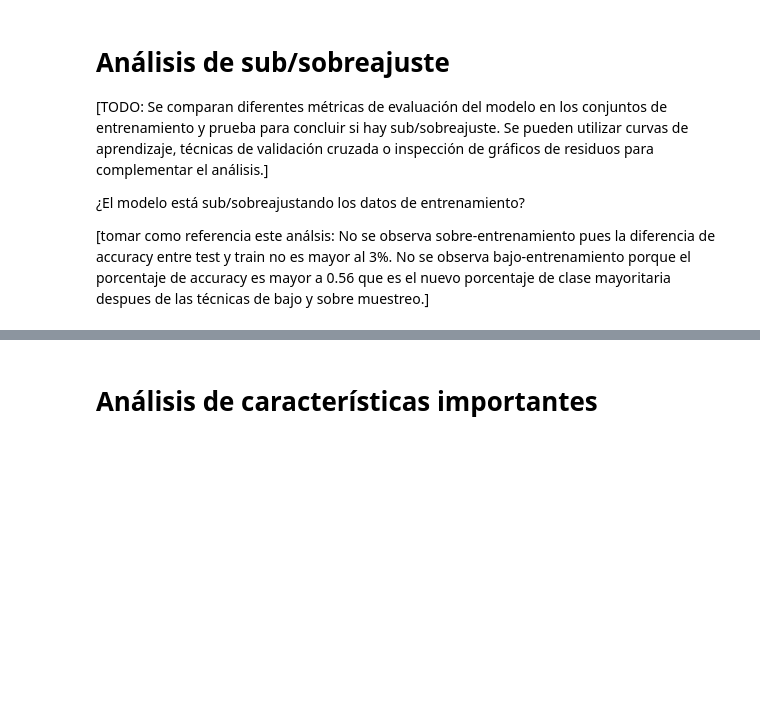
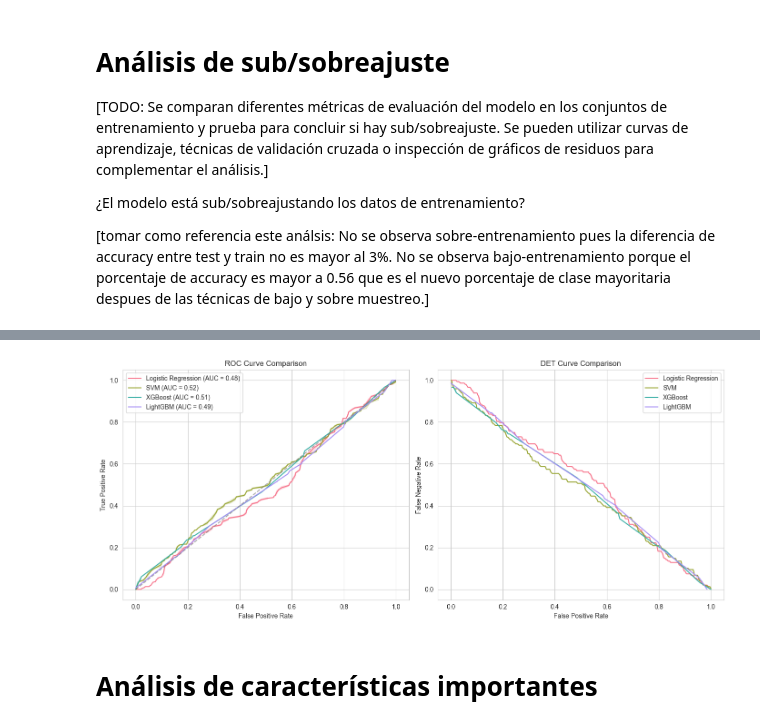
Before and after one commit to PosgradoMNA/Proyecto_Integrador_Equipo_11, a Jupyter notebook: notebooks/BaselineModel.ipynb, the cells around one changed output, grey strips where cells are left out. Saved outputs shown, nothing was run; the diff lists cells and outputs as text; code cells hidden in the pictures; blank space fills up the shorter version.

Commit message:
add ROC and DET curves

```diff
--- a/notebooks/BaselineModel.ipynb
+++ b/notebooks/BaselineModel.ipynb
@@ -261,0 +444,19 @@ Tuned Logistic Regression ROC AUC: 0.4984101748807631
+# %%
+param_grid = {
+    'num_leaves': [20, 50, 100],  # Increase to capture complexity
+    'learning_rate': [0.01, 0.1, 0.3],  # Adjust step size
+    'min_child_samples': [5, 10, 20],  # Control leaf creation
+    'class_weight': ['balanced']
+}
+
+grid_search = GridSearchCV(LGBMClassifier(random_state=42), param_grid, scoring='roc_auc', cv=3, verbose=1)
+grid_search.fit(all_features_train, y_train['depression'])
+
+best_lgbm = grid_search.best_estimator_
+
+y_pred_lgbm_tuned = best_lgbm.predict(all_features_val)
+y_prob_lgbm_tuned = best_lgbm.predict_proba(all_features_val)[:, 1]
+
+print("Tuned LightGBM Depression Classification Report:")
+print(classification_report(y_val['depression'], y_pred_lgbm_tuned))
+print("Tuned LightGBM Depression ROC AUC:", roc_auc_score(y_val['depression'], y_prob_lgbm_tuned))
@@ -267,3 +486,44 @@ Tuned Logistic Regression ROC AUC: 0.4984101748807631
 ¿El modelo está sub/sobreajustando los datos de entrenamiento?
 
 [tomar como referencia este análsis: No se observa sobre-entrenamiento pues la diferencia de accuracy entre test y train no es mayor al 3%. No se observa bajo-entrenamiento porque el porcentaje de accuracy es mayor a 0.56 que es el nuevo porcentaje de clase mayoritaria despues de las técnicas de bajo y sobre muestreo.]
+# %%
+models = {
+    "Logistic Regression": LogisticRegression(class_weight='balanced', random_state=42),
+    "SVM": SVC(kernel='rbf', probability=True, class_weight='balanced', random_state=42),
+    "XGBoost": XGBClassifier(scale_pos_weight=imbalance_ratio, random_state=42),
+    "LightGBM": LGBMClassifier(class_weight='balanced', random_state=42)
+}
+
+plt.figure(figsize=(14, 6))
+palette = sns.color_palette("husl", len(models))
+
+
+for i, (name, model) in enumerate(models.items()):
+    model.fit(all_features_train, y_train['depression'])
+    y_prob = model.predict_proba(all_features_val)[:, 1]
+    fpr, tpr, _ = roc_curve(y_val['depression'], y_prob)
+    fpr_det, fnr_det, _ = det_curve(y_val['depression'], y_prob)
+    plt.subplot(1, 2, 1)
+    sns.lineplot(x=fpr, y=tpr, label=f"{name} (AUC = {roc_auc_score(y_val['depression'], y_prob):.2f})",
+                 color=palette[i])
+    plt.subplot(1, 2, 2)
+    sns.lineplot(x=fpr_det, y=fnr_det, label=name, color=palette[i])
+
+
+plt.subplot(1, 2, 1)
+plt.plot([0, 1], [0, 1], linestyle="--", color="gray", alpha=0.7)
+plt.xlabel("False Positive Rate")
+plt.ylabel("True Positive Rate")
+plt.title("ROC Curve Comparison")
+plt.legend()
+
+
+plt.subplot(1, 2, 2)
+plt.xlabel("False Positive Rate")
+plt.ylabel("False Negative Rate")
+plt.title("DET Curve Comparison")
+plt.legend()
+
+plt.tight_layout()
+plt.show()
+# %% [output]
@@ -270,3 +547,4 @@ Tuned Logistic Regression ROC AUC: 0.4984101748807631
+[figure, added]
 # %% [markdown]
 # Análisis de características importantes
 # %% [markdown]
```
Also changed, not shown: parts of 19 cells of this notebook, 2 other files.
